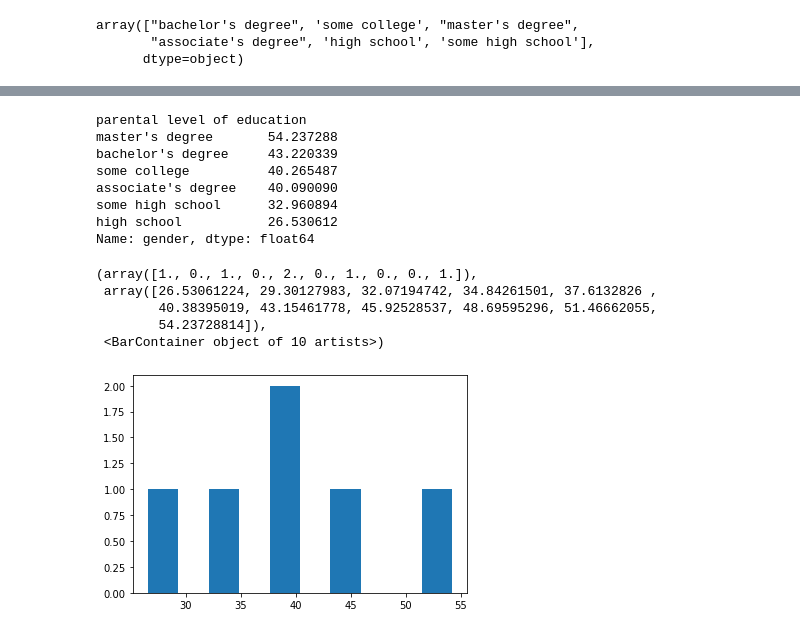
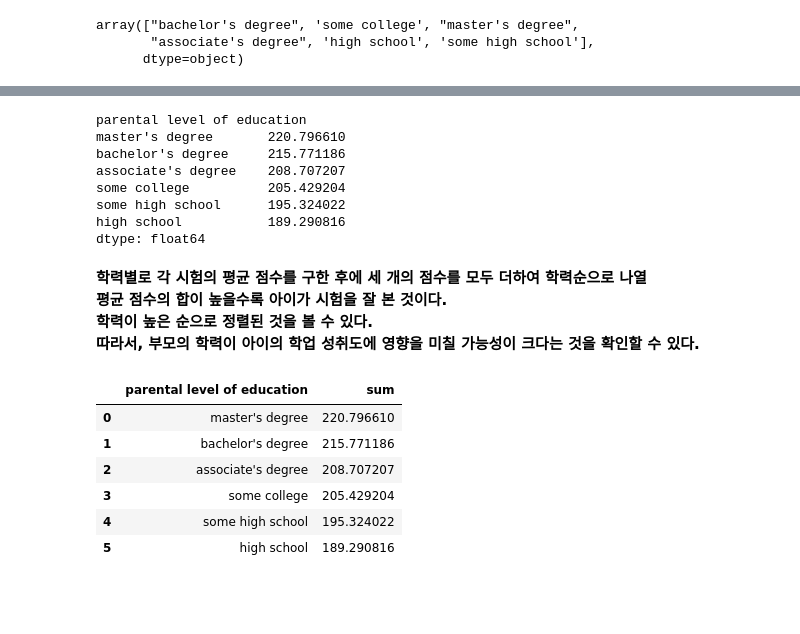
Before and after one commit to sudo-init/programmers_kdt_II, a Jupyter notebook: EDA1.ipynb, the cells around one changed output, grey strips where cells are left out. Saved outputs shown, nothing was run; the diff lists cells and outputs as text; code cells hidden in the pictures; blank space fills up the shorter version.

```diff
--- a/EDA1.ipynb
+++ b/EDA1.ipynb
@@ -136,20 +164,12 @@ high_score_student_mean = high_score_student_count / total_of_each_degree * 100
 # %%
-high_score_student_mean.sort_values(ascending=False)
+exam_sum = mean_on_plofe.sum(axis=1).sort_values(ascending=False)
+exam_sum
 # %% [output]
 parental level of education
-master's degree       54.237288
-bachelor's degree     43.220339
-some college          40.265487
-associate's degree    40.090090
-some high school      32.960894
-high school           26.530612
-Name: gender, dtype: float64
+master's degree       220.796610
+bachelor's degree     215.771186
+associate's degree    208.707207
+some college          205.429204
+some high school      195.324022
+high school           189.290816
+dtype: float64
-# %%
-plt.hist(high_score_student_mean)
-# %% [output]
-(array([1., 0., 1., 0., 2., 0., 1., 0., 0., 1.]),
- array([26.53061224, 29.30127983, 32.07194742, 34.84261501, 37.6132826 ,
-        40.38395019, 43.15461778, 45.92528537, 48.69595296, 51.46662055,
-        54.23728814]),
- <BarContainer object of 10 artists>)
-[figure, removed]
@@ -157,0 +176,22 @@ exam_df['']
+# %% [markdown]
+**학력별로 각 시험의 평균 점수를 구한 후에 세 개의 점수를 모두 더하여 학력순으로 나열**
+**평균 점수의 합이 높을수록 아이가 시험을 잘 본 것이다.**
+**학력이 높은 순으로 정렬된 것을 볼 수 있다.**
+**따라서, 부모의 학력이 아이의 학업 성취도에 영향을 미칠 가능성이 크다는 것을 확인할 수 있다.**
+# %%
+data = []
+idx = []
+for i, category in enumerate(exam_sum.index):
+    data.append(exam_sum[i])
+    idx.append(category)
+
+exam_sum_df = pd.DataFrame({"parental level of education":idx, "sum": data})
+exam_sum_df
+# %% [output]
+|  | parental level of education | sum |
+| 0 | master's degree | 220.796610 |
+| 1 | bachelor's degree | 215.771186 |
+| 2 | associate's degree | 208.707207 |
+| 3 | some college | 205.429204 |
+| 4 | some high school | 195.324022 |
+| 5 | high school | 189.290816 |
```
Also changed, not shown: parts of 27 cells of this notebook.
